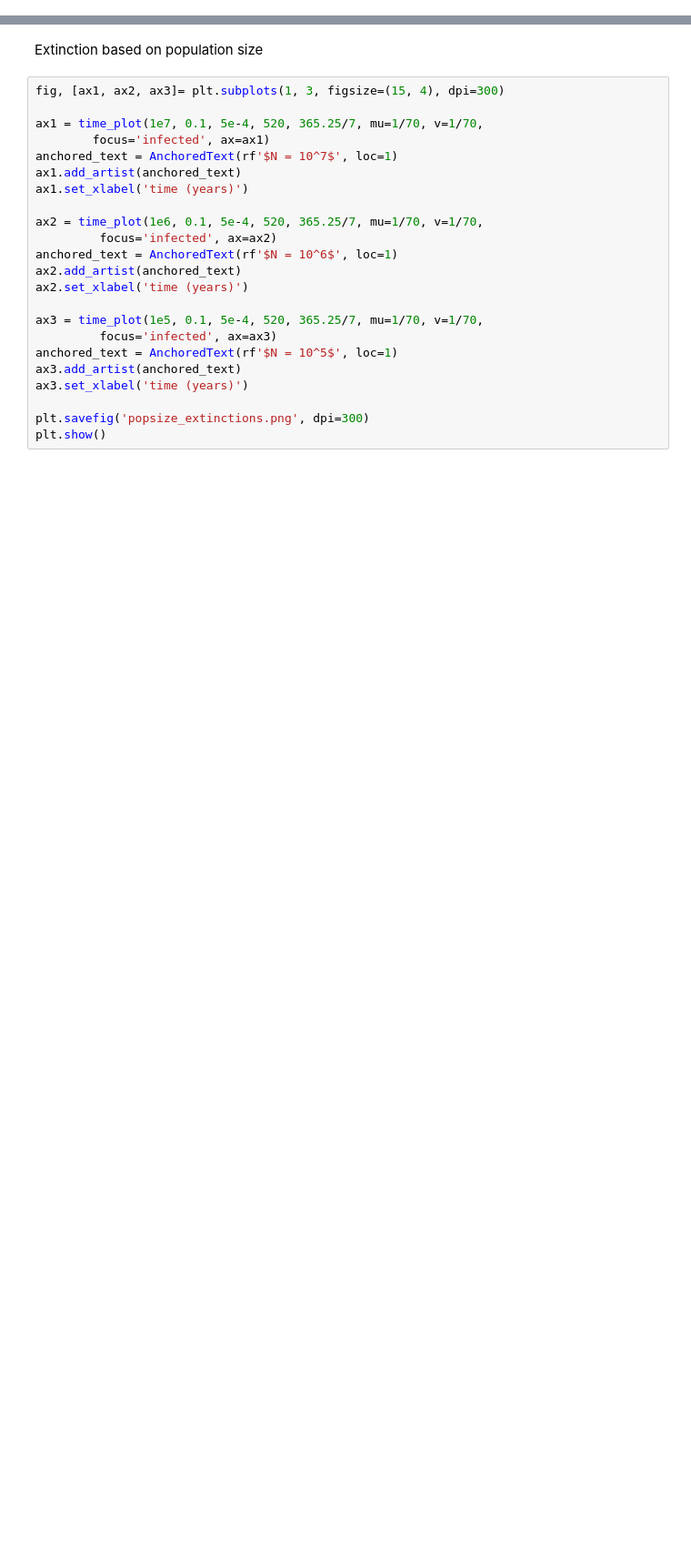
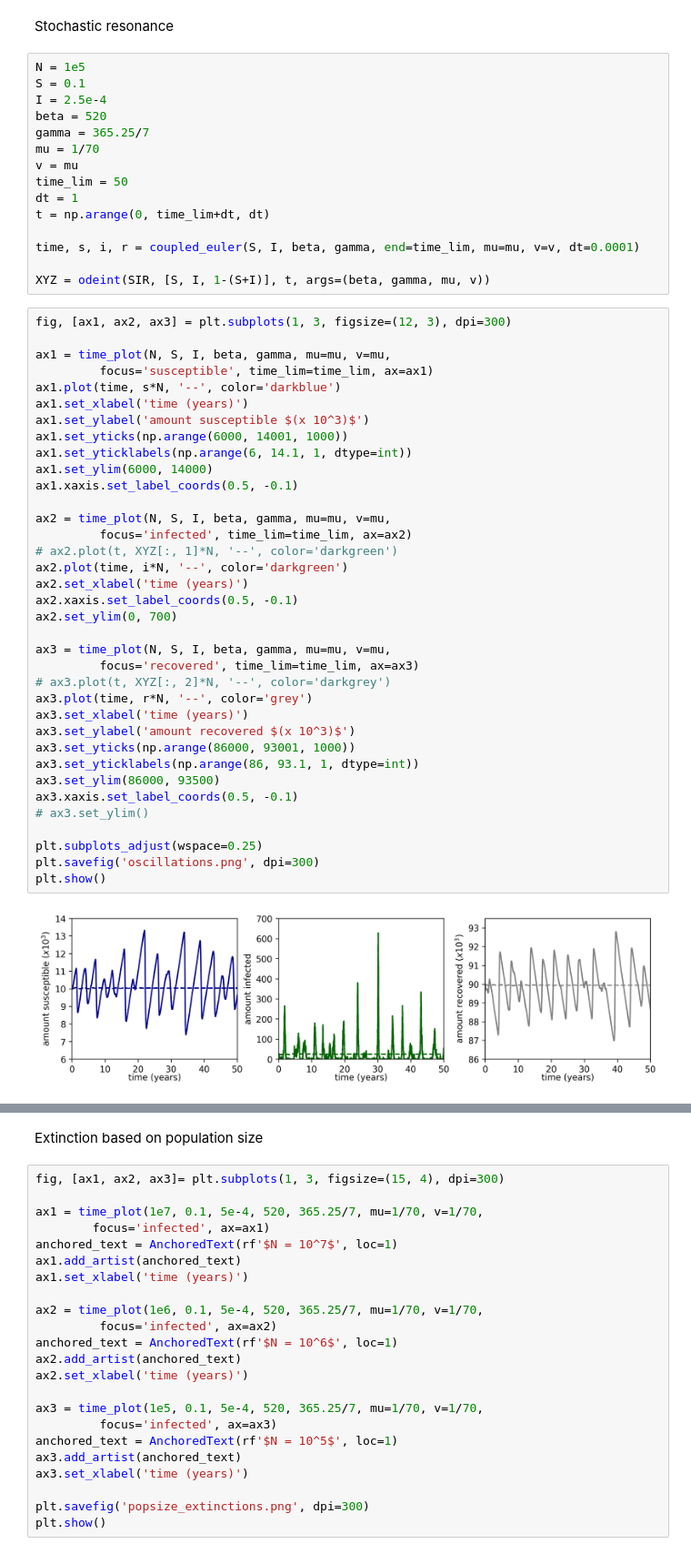
Before and after one commit to GVaessen/intro-CLS-assignment2, a Jupyter notebook: assignment2_Q1.ipynb, the cells around one changed output, grey strips where cells are left out. Shown at 91% size. Cells and saved outputs as stored; diff of their text form; blank space fills up the shorter version.

```diff
--- a/assignment2_Q1.ipynb
+++ b/assignment2_Q1.ipynb
@@ -162,0 +260,55 @@ plt.show()
+# %% [markdown]
+Stochastic resonance
+# %%
+N = 1e5
+S = 0.1
+I = 2.5e-4
+beta = 520
+gamma = 365.25/7
+mu = 1/70
+v = mu
+time_lim = 50
+dt = 1
+t = np.arange(0, time_lim+dt, dt)
+
+time, s, i, r = coupled_euler(S, I, beta, gamma, end=time_lim, mu=mu, v=v, dt=0.0001)
+
+XYZ = odeint(SIR, [S, I, 1-(S+I)], t, args=(beta, gamma, mu, v))
+# %%
+fig, [ax1, ax2, ax3] = plt.subplots(1, 3, figsize=(12, 3), dpi=300)
+
+ax1 = time_plot(N, S, I, beta, gamma, mu=mu, v=mu,
+         focus='susceptible', time_lim=time_lim, ax=ax1)
+ax1.plot(time, s*N, '--', color='darkblue')
+ax1.set_xlabel('time (years)')
+ax1.set_ylabel('amount susceptible $(x 10^3)$')
+ax1.set_yticks(np.arange(6000, 14001, 1000))
+ax1.set_yticklabels(np.arange(6, 14.1, 1, dtype=int))
+ax1.set_ylim(6000, 14000)
+ax1.xaxis.set_label_coords(0.5, -0.1)
+
+ax2 = time_plot(N, S, I, beta, gamma, mu=mu, v=mu,
+         focus='infected', time_lim=time_lim, ax=ax2)
+# ax2.plot(t, XYZ[:, 1]*N, '--', color='darkgreen')
+ax2.plot(time, i*N, '--', color='darkgreen')
+ax2.set_xlabel('time (years)')
+ax2.xaxis.set_label_coords(0.5, -0.1)
+ax2.set_ylim(0, 700)
+
+ax3 = time_plot(N, S, I, beta, gamma, mu=mu, v=mu,
+         focus='recovered', time_lim=time_lim, ax=ax3)
+# ax3.plot(t, XYZ[:, 2]*N, '--', color='darkgrey')
+ax3.plot(time, r*N, '--', color='grey')
+ax3.set_xlabel('time (years)')
+ax3.set_ylabel('amount recovered $(x 10^3)$')
+ax3.set_yticks(np.arange(86000, 93001, 1000))
+ax3.set_yticklabels(np.arange(86, 93.1, 1, dtype=int))
+ax3.set_ylim(86000, 93500)
+ax3.xaxis.set_label_coords(0.5, -0.1)
+# ax3.set_ylim()
+
+plt.subplots_adjust(wspace=0.25)
+plt.savefig('oscillations.png', dpi=300)
+plt.show()
+# %% [output]
+[figure, added]
```
Also changed, not shown: parts of 22 cells of this notebook.
